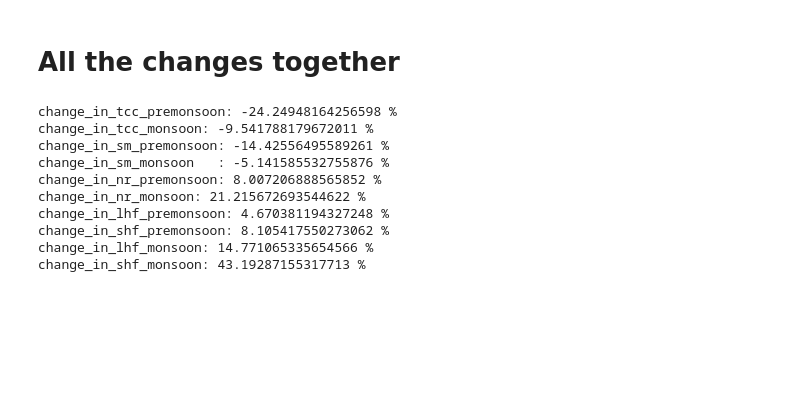
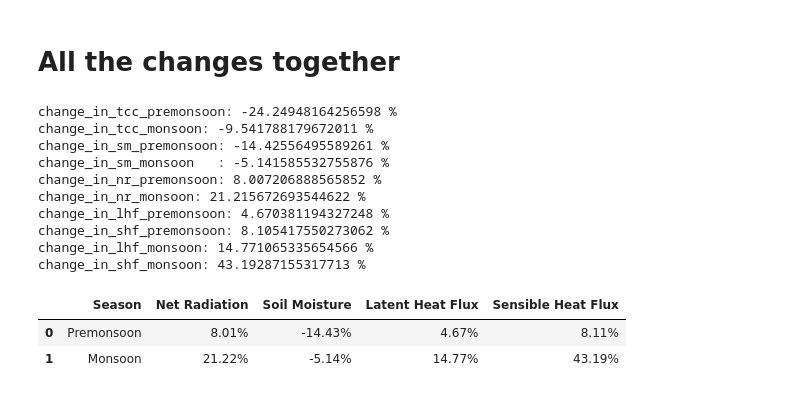
Before and after one commit to ti-sanjid/Codes-and-figures-for-Heatwaves-Over-Bangladesh-Long-Term-Trends-and-Contributing-Factors, a Jupyter notebook: All_codes/Fig_6/Table_2_Percenntage change Calculation.ipynb, the cells around one changed output. Drawn from its saved outputs; the diff is of its cells as text; code cells hidden in the pictures; blank space fills up the shorter version.

```diff
--- a/All_codes/Fig_6/Table_2_Percenntage change Calculation.ipynb
+++ b/All_codes/Fig_6/Table_2_Percenntage change Calculation.ipynb
@@ -349,3 +349,30 @@ change_in_lhf_premonsoon: 4.670381194327248 %
 change_in_shf_premonsoon: 8.105417550273062 %
 change_in_lhf_monsoon: 14.771065335654566 %
 change_in_shf_monsoon: 43.19287155317713 %
+# %%
+import pandas as pd
+
+# Data dictionary
+data = {
+    "Season": ["Premonsoon", "Monsoon"],
+    "Net Radiation": [f"{nr_mam_percentage:.2f}%", f"{nr_jjas_percentage:.2f}%"],
+    "Soil Moisture": [f"{sm_mam_percentage:.2f}%", f"{sm_jjas_percentage:.2f}%"],
+    "Latent Heat Flux": [f"{lhf_mam_percentage:.2f}%", f"{lhf_jjas_percentage:.2f}%"],
+    "Sensible Heat Flux": [f"{shf_mam_percentage:.2f}%", f"{shf_jjas_percentage:.2f}%"],
+    # optional: if you want to add cloud cover too
+    # "Total Cloud Cover": [f"{tcc_mam_percentage:.2f}%", f"{tcc_jjas_percentage:.2f}%"]
+}
+
+# Create DataFrame
+df_changes = pd.DataFrame(data)
+
+# Display
+import IPython.display as disp
+disp.display(df_changes)
+
+# Save as CSV or LaTeX if needed
+df_changes.to_csv("/content/drive/MyDrive/AP_HW/Scripts-ll/Manuscript codes/Fig_6/Fig_6_data/Table_2.csv", index=False)
+# %% [output]
+|  | Season | Net Radiation | Soil Moisture | Latent Heat Flux | Sensible Heat Flux |
+| 0 | Premonsoon | 8.01% | -14.43% | 4.67% | 8.11% |
+| 1 | Monsoon | 21.22% | -5.14% | 14.77% | 43.19% |
```
Also changed, not shown: parts of 1 cell of this notebook, 50 other files.
